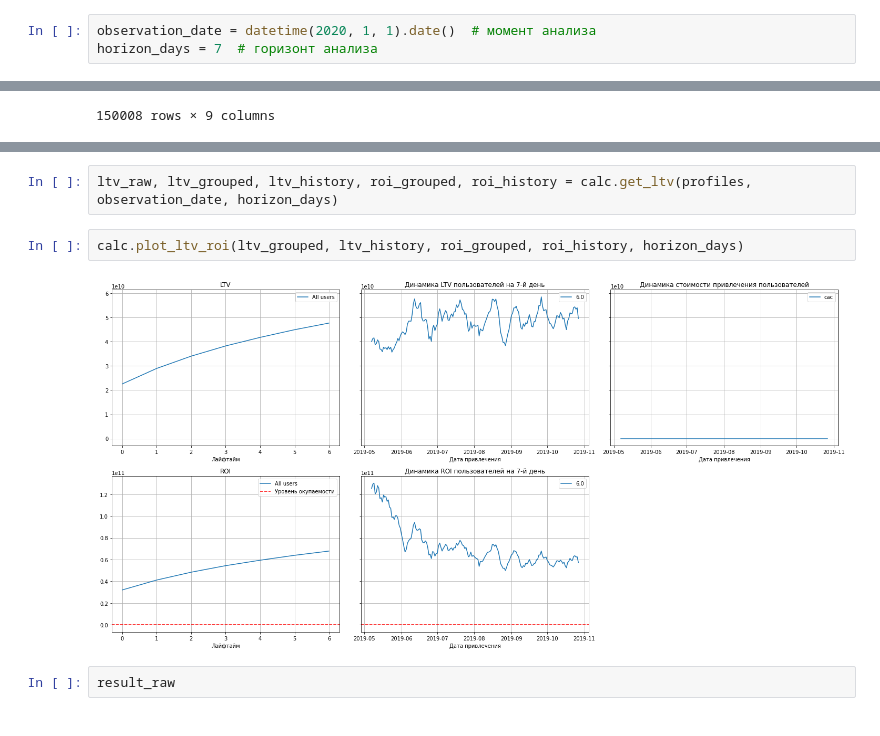
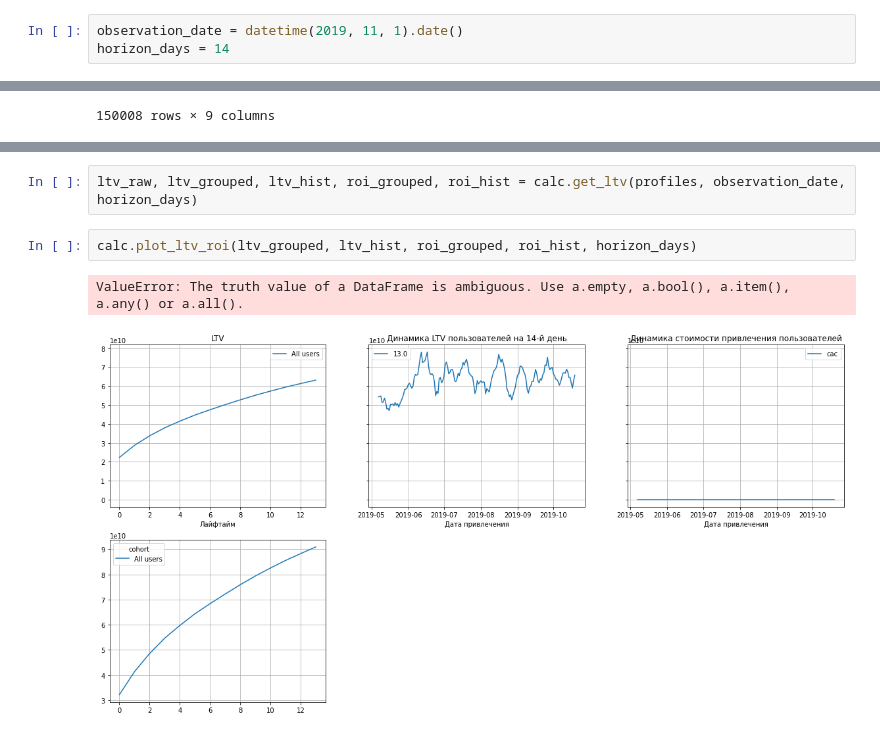
Before and after one commit to ikazman/practicum_da_projects, a Jupyter notebook: marketing_analysis/maketing_analysis.ipynb, the cells around one changed output, grey strips where cells are left out. Drawn from its saved outputs; the diff is of its cells as text.

```diff
--- a/marketing_analysis/maketing_analysis.ipynb
+++ b/marketing_analysis/maketing_analysis.ipynb
@@ -18,5 +9,5 @@ from datetime import datetime
 # %%
-observation_date = datetime(2020, 1, 1).date()  # момент анализа
-horizon_days = 7  # горизонт анализа
+observation_date = datetime(2019, 11, 1).date()
+horizon_days = 14
 # %%
 profiles = calc.get_profiles()
@@ -146,8 +42,7 @@ result_in_time
 # %%
-ltv_raw, ltv_grouped, ltv_history, roi_grouped, roi_history = calc.get_ltv(profiles, observation_date, horizon_days)
+ltv_raw, ltv_grouped, ltv_hist, roi_grouped, roi_hist = calc.get_ltv(profiles, observation_date, horizon_days)
 # %%
-calc.plot_ltv_roi(ltv_grouped, ltv_history, roi_grouped, roi_history, horizon_days)
+calc.plot_ltv_roi(ltv_grouped, ltv_hist, roi_grouped, roi_hist, horizon_days)
 # %% [output]
+ValueError: The truth value of a DataFrame is ambiguous. Use a.empty, a.bool(), a.item(), a.any() or a.all().
-[figure, old version]
+[figure, new version]
-# %%
-result_raw
```
Also changed, not shown: parts of 28 cells of this notebook, 1 other file.
